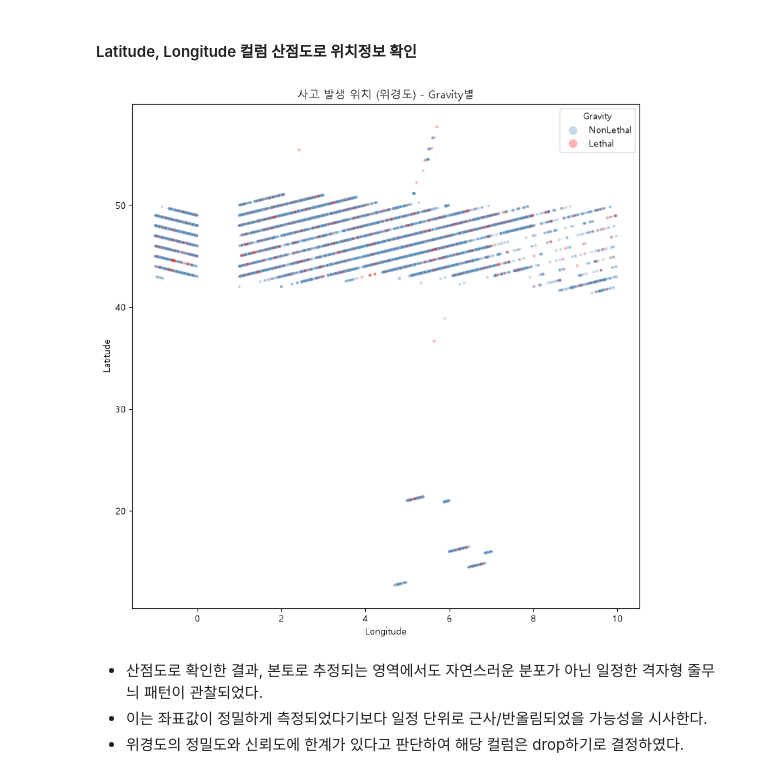
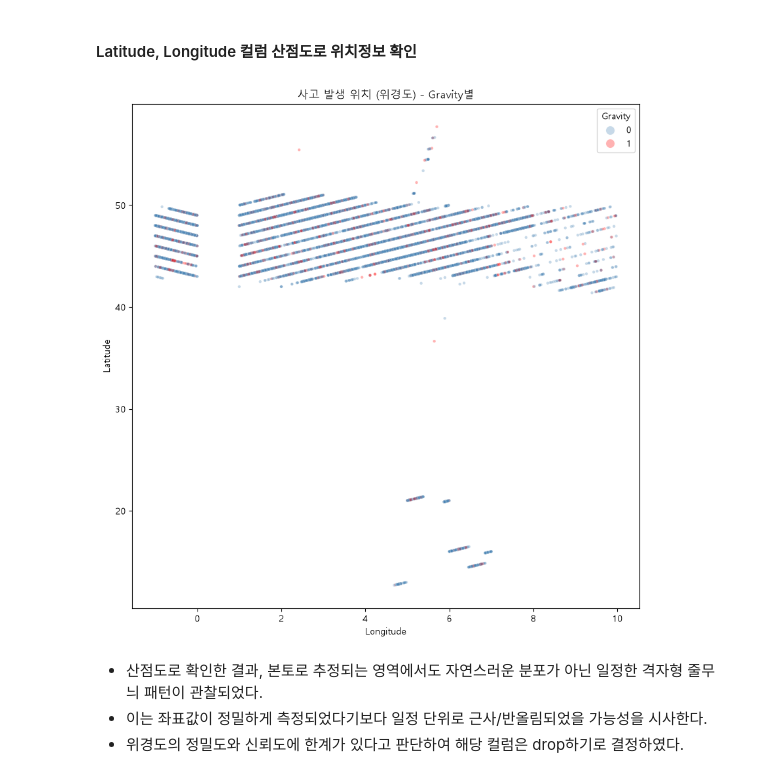
Before and after one commit to songNene/portfolio, a Jupyter notebook: RoadSense/02_RoadSens_EDA_and_Preprocessing.ipynb, the cells around one changed output. Saved outputs shown, nothing was run; the diff lists cells and outputs as text; code cells hidden in the pictures.

```diff
--- a/RoadSense/02_RoadSens_EDA_and_Preprocessing.ipynb
+++ b/RoadSense/02_RoadSens_EDA_and_Preprocessing.ipynb
@@ -133,3 +136,6 @@ plt.show()
+# %%
+accidents_train["Gravity"] = accidents_train["Gravity"].map({"NonLethal": 0, "Lethal": 1})
+accidents_test["Gravity"] = accidents_test["Gravity"].map({"NonLethal": 0, "Lethal": 1})
 # %% [markdown]
 ### Date, Hour
 - 2018년도 데이터이다.
@@ -342,20 +348,20 @@ plot_category_vs_gravity('CollisionType')
 # %%
 plt.figure(figsize=(10, 10))
 sns.scatterplot(
     data=accidents_train,
     x='Longitude', y='Latitude',
     hue='Gravity',
     alpha=0.3,   # 점이 많이 겹치니 투명도로 밀도 표현
     s=10,         # 점 크기 작게
-    palette={'NonLethal': 'steelblue', 'Lethal': 'red'}
+    palette={ 0 : 'steelblue', 1 : 'red'}
 )
 plt.title('사고 발생 위치 (위경도) - Gravity별')
 plt.xlabel('Longitude')
 plt.ylabel('Latitude')
 plt.legend(title='Gravity', markerscale=3)
 plt.show()
 # %% [output]
-[figure, old version]
+[figure, new version]
 # %% [markdown]
 - 산점도로 확인한 결과, 본토로 추정되는 영역에서도 자연스러운 분포가 아닌 일정한 격자형 줄무늬 패턴이 관찰되었다.
 - 이는 좌표값이 정밀하게 측정되었다기보다 일정 단위로 근사/반올림되었을 가능성을 시사한다.
```
Also changed, not shown: parts of 48 cells of this notebook, 2 other files.
